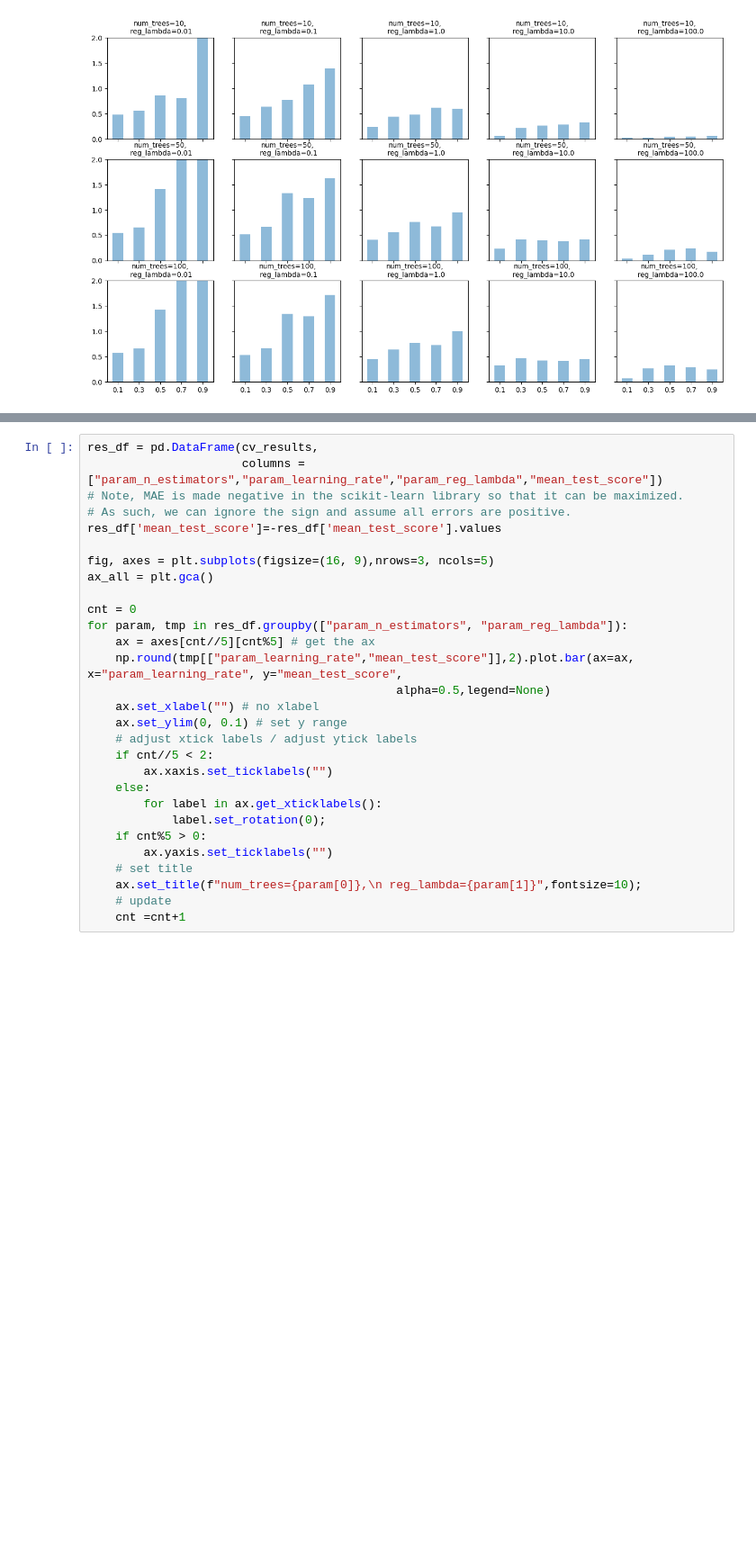
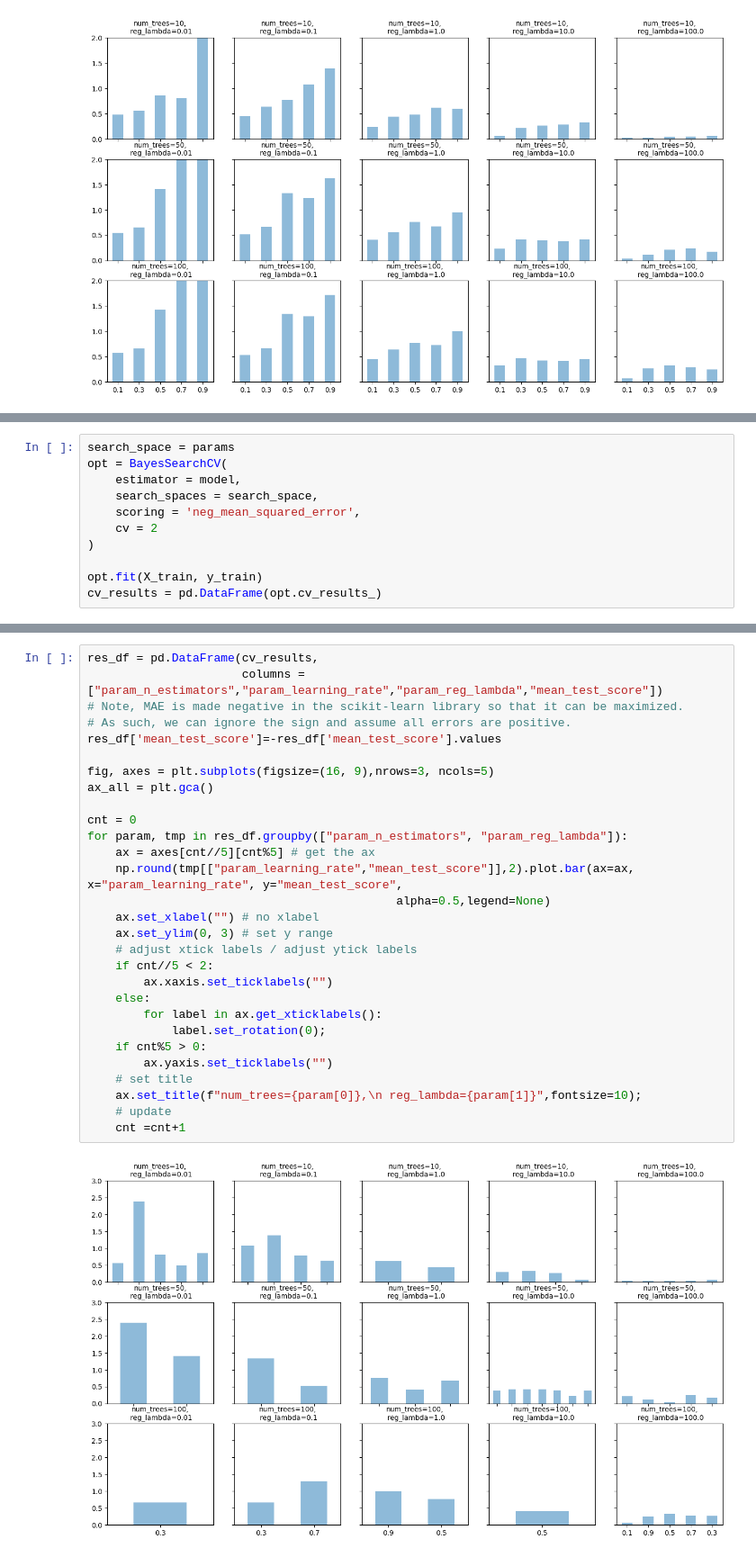
Before and after one commit to albertschroder/bachelor_notes, a Jupyter notebook: ml_factor_notes/part_3/validating__and__tuning.ipynb, the cells around one changed output, grey strips where cells are left out. Shown at 90% size. Cells and saved outputs as stored; diff of their text form; blank space fills up the shorter version.

```diff
--- a/ml_factor_notes/part_3/validating__and__tuning.ipynb
+++ b/ml_factor_notes/part_3/validating__and__tuning.ipynb
@@ -349,0 +359,11 @@ for param, tmp in res_df.groupby(["param_n_estimators", "param_reg_lambda"]):
+# %%
+search_space = params
+opt = BayesSearchCV(
+    estimator = model,
+    search_spaces = search_space,
+    scoring = 'neg_mean_squared_error',
+    cv = 2
+)
+
+opt.fit(X_train, y_train)
+cv_results = pd.DataFrame(opt.cv_results_)
@@ -350,29 +376,31 @@ for param, tmp in res_df.groupby(["param_n_estimators", "param_reg_lambda"]):
 # %%
 res_df = pd.DataFrame(cv_results,
                       columns = ["param_n_estimators","param_learning_rate","param_reg_lambda","mean_test_score"])
 # Note, MAE is made negative in the scikit-learn library so that it can be maximized.
 # As such, we can ignore the sign and assume all errors are positive.
 res_df['mean_test_score']=-res_df['mean_test_score'].values
 
 fig, axes = plt.subplots(figsize=(16, 9),nrows=3, ncols=5)
 ax_all = plt.gca()
 
 cnt = 0
 for param, tmp in res_df.groupby(["param_n_estimators", "param_reg_lambda"]):
     ax = axes[cnt//5][cnt%5] # get the ax
     np.round(tmp[["param_learning_rate","mean_test_score"]],2).plot.bar(ax=ax, x="param_learning_rate", y="mean_test_score",
                                             alpha=0.5,legend=None)
     ax.set_xlabel("") # no xlabel
-    ax.set_ylim(0, 0.1) # set y range
+    ax.set_ylim(0, 3) # set y range
     # adjust xtick labels / adjust ytick labels
     if cnt//5 < 2:
         ax.xaxis.set_ticklabels("")
     else:
         for label in ax.get_xticklabels():
             label.set_rotation(0);
     if cnt%5 > 0:
         ax.yaxis.set_ticklabels("")
     # set title
     ax.set_title(f"num_trees={param[0]},\n reg_lambda={param[1]}",fontsize=10);
     # update
     cnt =cnt+1
+# %% [output]
+[figure, added]
```
Also changed, not shown: parts of 8 cells of this notebook.
